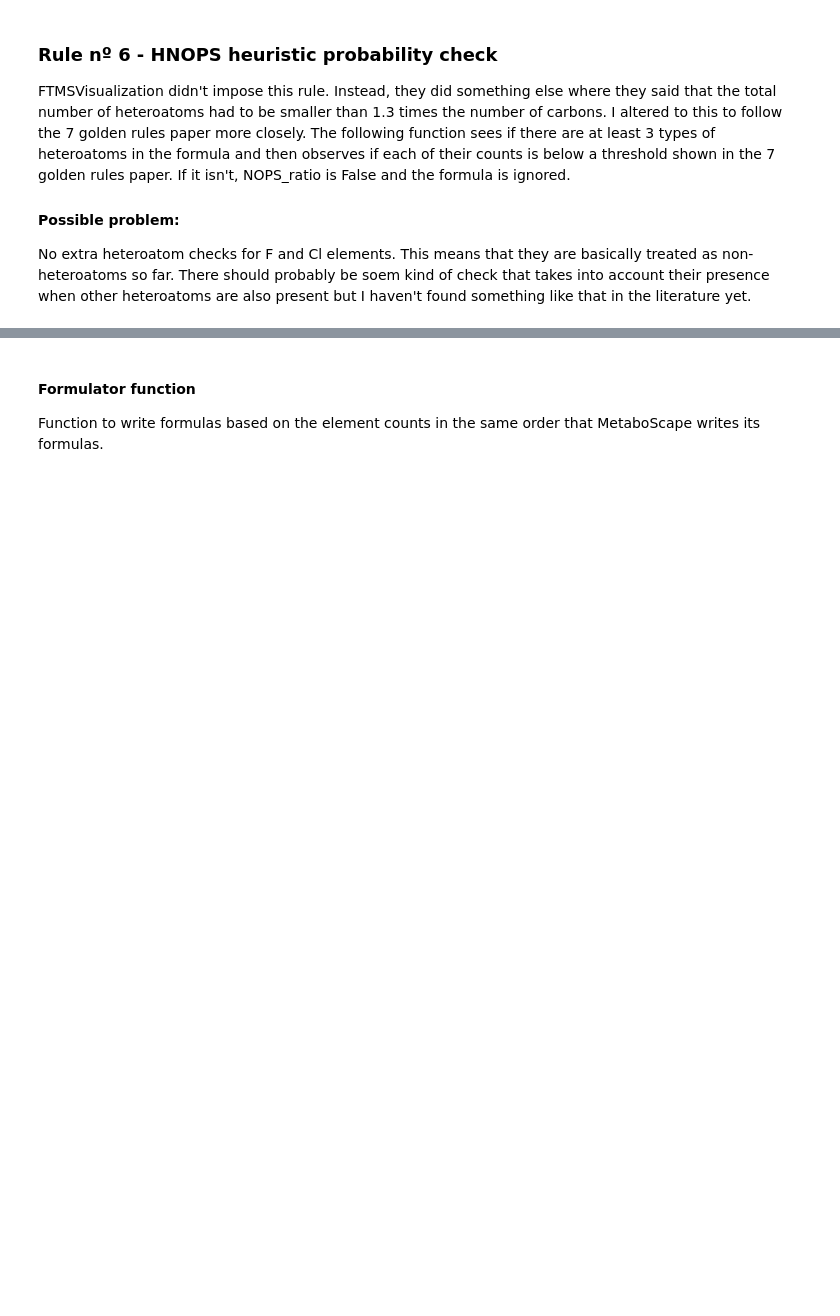
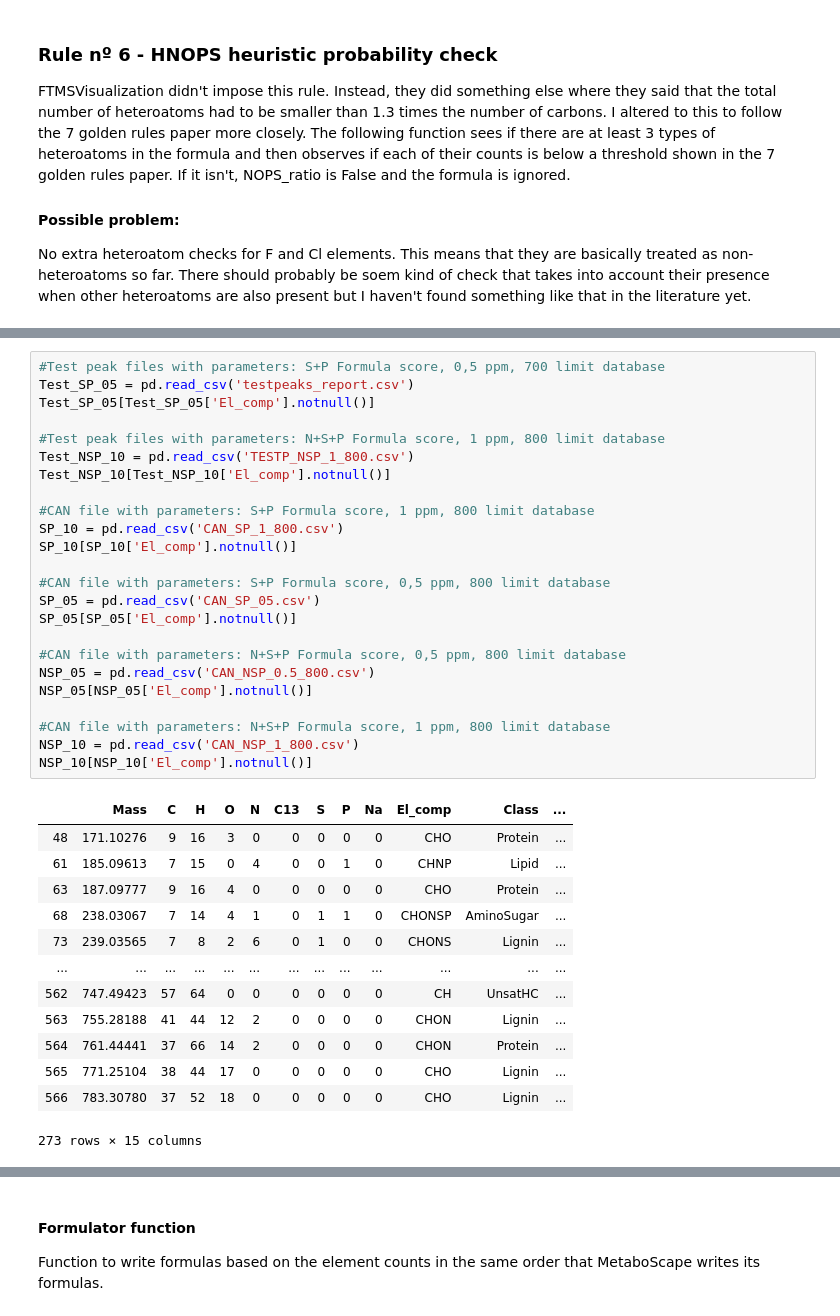
Before and after one commit to aeferreira/similarity_share, a Jupyter notebook: FormGeneration_Assignment.ipynb, the cells around one changed output, grey strips where cells are left out. Saved outputs shown, nothing was run; the diff lists cells and outputs as text; blank space fills up the shorter version.

```diff
--- a/FormGeneration_Assignment.ipynb
+++ b/FormGeneration_Assignment.ipynb
@@ -446,0 +373,38 @@ The second one is a bit different made so the speed of the function could be eve
+# %%
+#Test peak files with parameters: S+P Formula score, 0,5 ppm, 700 limit database
+Test_SP_05 = pd.read_csv('testpeaks_report.csv')
+Test_SP_05[Test_SP_05['El_comp'].notnull()]
+
+#Test peak files with parameters: N+S+P Formula score, 1 ppm, 800 limit database
+Test_NSP_10 = pd.read_csv('TESTP_NSP_1_800.csv')
+Test_NSP_10[Test_NSP_10['El_comp'].notnull()]
+
+#CAN file with parameters: S+P Formula score, 1 ppm, 800 limit database
+SP_10 = pd.read_csv('CAN_SP_1_800.csv')
+SP_10[SP_10['El_comp'].notnull()]
+
+#CAN file with parameters: S+P Formula score, 0,5 ppm, 800 limit database
+SP_05 = pd.read_csv('CAN_SP_05.csv')
+SP_05[SP_05['El_comp'].notnull()]
+
+#CAN file with parameters: N+S+P Formula score, 0,5 ppm, 800 limit database
+NSP_05 = pd.read_csv('CAN_NSP_0.5_800.csv')
+NSP_05[NSP_05['El_comp'].notnull()]
+
+#CAN file with parameters: N+S+P Formula score, 1 ppm, 800 limit database
+NSP_10 = pd.read_csv('CAN_NSP_1_800.csv')
+NSP_10[NSP_10['El_comp'].notnull()]
+# %% [output]
+|  | Mass | C | H | O | N | C13 | S | P | Na | El_comp | Class | ... |
+| 48 | 171.10276 | 9 | 16 | 3 | 0 | 0 | 0 | 0 | 0 | CHO | Protein | ... |
+| 61 | 185.09613 | 7 | 15 | 0 | 4 | 0 | 0 | 1 | 0 | CHNP | Lipid | ... |
+| 63 | 187.09777 | 9 | 16 | 4 | 0 | 0 | 0 | 0 | 0 | CHO | Protein | ... |
+| 68 | 238.03067 | 7 | 14 | 4 | 1 | 0 | 1 | 1 | 0 | CHONSP | AminoSugar | ... |
+| 73 | 239.03565 | 7 | 8 | 2 | 6 | 0 | 1 | 0 | 0 | CHONS | Lignin | ... |
+| ... | ... | ... | ... | ... | ... | ... | ... | ... | ... | ... | ... | ... |
+| 562 | 747.49423 | 57 | 64 | 0 | 0 | 0 | 0 | 0 | 0 | CH | UnsatHC | ... |
+| 563 | 755.28188 | 41 | 44 | 12 | 2 | 0 | 0 | 0 | 0 | CHON | Lignin | ... |
+| 564 | 761.44441 | 37 | 66 | 14 | 2 | 0 | 0 | 0 | 0 | CHON | Protein | ... |
+| 565 | 771.25104 | 38 | 44 | 17 | 0 | 0 | 0 | 0 | 0 | CHO | Lignin | ... |
+| 566 | 783.30780 | 37 | 52 | 18 | 0 | 0 | 0 | 0 | 0 | CHO | Lignin | ... |
+273 rows × 15 columns
```
Also changed, not shown: parts of 73 cells of this notebook.
